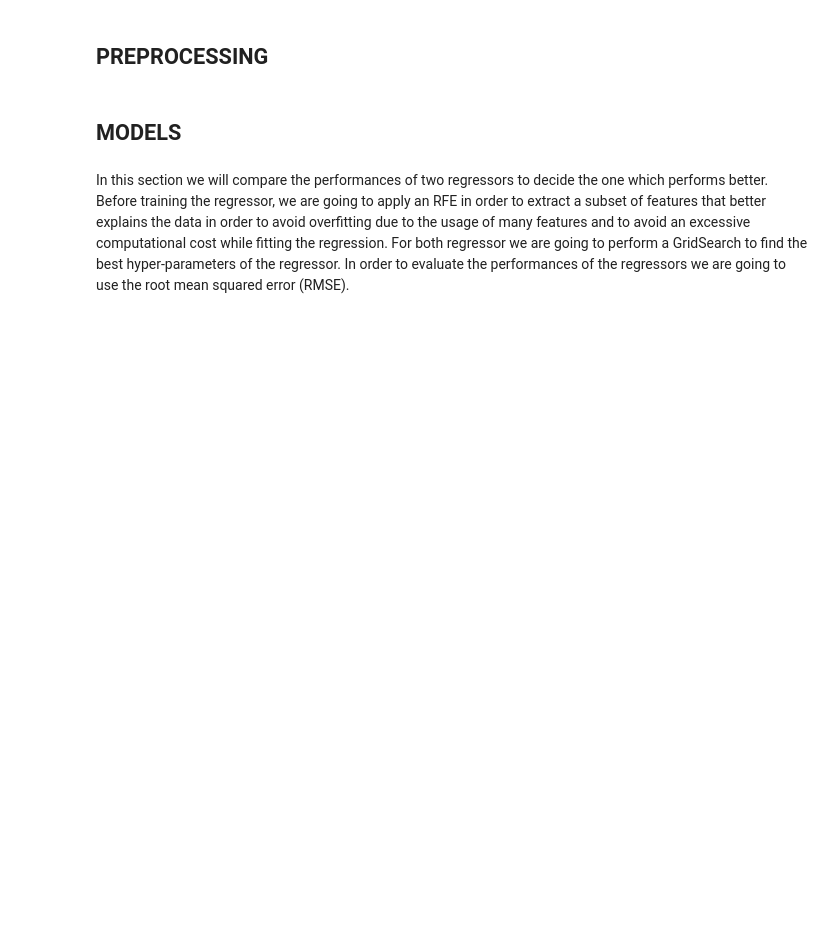
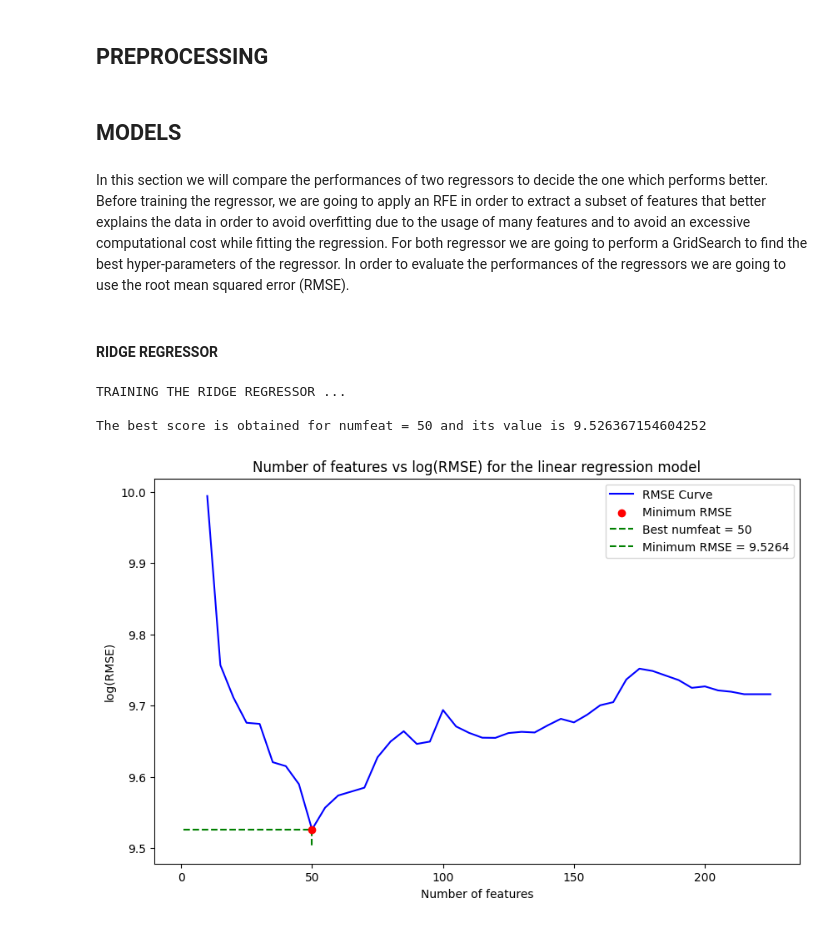
Before and after one commit to RBello02/Homework_Data_science, a Jupyter notebook: codice_da_consegnare.ipynb, the cells around one changed output. Saved outputs shown, nothing was run; the diff lists cells and outputs as text; code cells hidden in the pictures; blank space fills up the shorter version.

```diff
--- a/codice_da_consegnare.ipynb
+++ b/codice_da_consegnare.ipynb
@@ -161,3 +170,53 @@ In this section we will compare the performances of two regressors to decide the
 Before training the regressor, we are going to apply an RFE in order to extract a subset of features that better explains the data in order to avoid overfitting due to the usage of many features and to avoid an excessive computational cost while fitting the regression.
 For both regressor we are going to perform a GridSearch to find the best hyper-parameters of the regressor.
 In order to evaluate the performances of the regressors we are going to use the root mean squared error (RMSE).
+# %% [markdown]
+#### **RIDGE REGRESSOR**
+# %%
+model = Ridge()
+print('TRAINING THE RIDGE REGRESSOR ... \n')
+
+best_numfeat = 95
+best_score = 50
+scores = []
+
+
+# First we define the features which best describe the dataset
+for numfeat in range(10, len(copy_dev.columns), 5):
+    rfe = RFE(model, n_features_to_select= numfeat)
+    rfe.fit(X_train, y_train)
+
+    X_train_selected_forest = rfe.transform(X_train)
+    X_test_selected_forest = rfe.transform(X_validation)
+
+    # Fit the model
+    model.fit(X_train_selected_forest, y_train)
+
+    # Evaluate the model
+    score = root_mean_squared_error(y_validation, model.predict(X_test_selected_forest))
+    scores.append(score)
+
+    if score < best_score:
+        best_score = score
+        best_numfeat = numfeat
+
+print(f'The best score is obtained for numfeat = {best_numfeat} and its value is {best_score} ')
+
+
+# PLOT NUM_FEAT - RMSE
+plt.figure(figsize=(10, 6))
+xseq = range(10, len(copy_dev.columns), 5)
+plt.plot(xseq, scores, label='RMSE Curve', color='blue')
+plt.scatter([best_numfeat], [best_score], color='red', zorder=5, label='Minimum RMSE')
+plt.plot([best_numfeat, best_numfeat], [best_score, plt.ylim()[0]], color='green', linestyle='--', label=f'Best numfeat = {best_numfeat}')
+plt.plot([1, best_numfeat], [best_score, best_score], color='green', linestyle='--', label=f'Minimum RMSE = {best_score:.4f}')
+plt.xlabel('Number of features')
+plt.ylabel('log(RMSE)')
+plt.title('Number of features vs log(RMSE) for the linear regression model')
+plt.legend()
+plt.show()
+# %% [output]
+TRAINING THE RIDGE REGRESSOR ...
+
+The best score is obtained for numfeat = 50 and its value is 9.526367154604252
+[figure, added]
```
Also changed, not shown: parts of 14 cells of this notebook, 6 other files.
